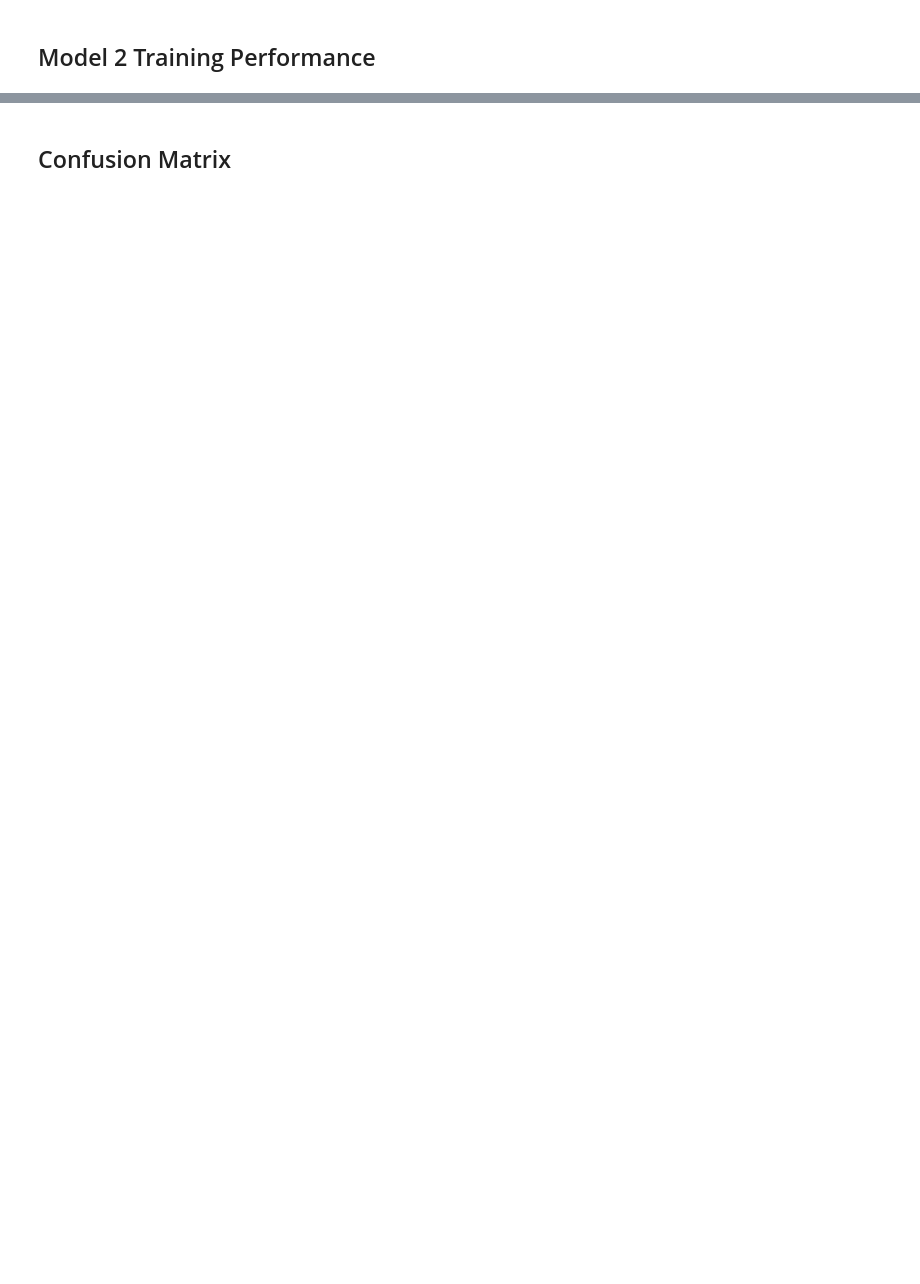
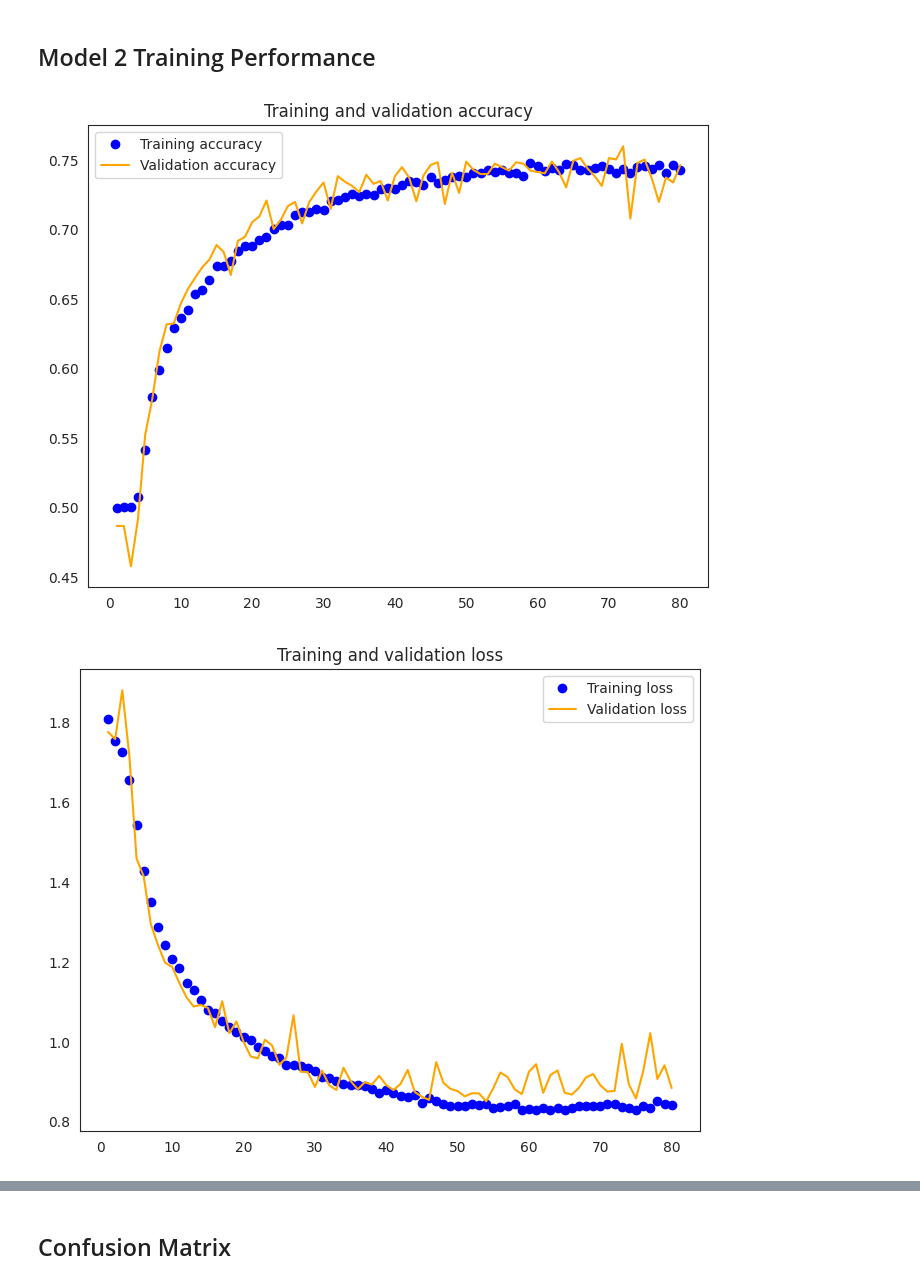
Before and after one commit to regiiis/pv_error_classification, a Jupyter notebook: pv_error_classifcation.ipynb, the cells around one changed output, grey strips where cells are left out. Drawn from its saved outputs; the diff is of its cells as text; code cells hidden in the pictures; blank space fills up the shorter version.

```diff
--- a/pv_error_classifcation.ipynb
+++ b/pv_error_classifcation.ipynb
@@ -550,11 +532,11 @@ visualkeras.layered_view(model_2, legend=True, color_map = color_map)
 # %% [markdown]
 ## Train Model 2
 # %%
-history_1 = model_2.fit(
+history_2 = model_2.fit(
     train_generator,
-    epochs = 50,
+    epochs = 80,
     validation_data = validation_generator
  )
 
-model_2.save("/content/drive/My Drive/Colab Notebooks/models/pv_classification/model_2")
+#model_2.save("/content/drive/My Drive/Colab Notebooks/models/pv_classification/model_2")
 # %% [output]
@@ -580,20 +562,23 @@ Epoch 50/50
 # %%
 plt.figure(figsize = (8,6))
 accuracy = history_2.history["accuracy"]
-val_accuracy = history_1.history["val_accuracy"]
+val_accuracy = history_2.history["val_accuracy"]
 loss = history_2.history["loss"]
 val_loss = history_2.history["val_loss"]
 epochs = range(1, len(accuracy) + 1)
 
 plt.plot(epochs, accuracy, "bo", label = "Training accuracy")
 plt.plot(epochs, val_accuracy, "b", label = "Validation accuracy",color = "orange")
 plt.title("Training and validation accuracy")
 plt.legend()
 
 plt.figure(figsize = (8,6))
 plt.plot(epochs, loss, "bo", label = "Training loss")
 plt.plot(epochs, val_loss, "b", label="Validation loss", color = "orange")
 plt.title("Training and validation loss")
 plt.legend()
 
 plt.show()
+# %% [output]
+[figure, added]
+[figure, added]
```
Also changed, not shown: parts of 64 cells of this notebook.
